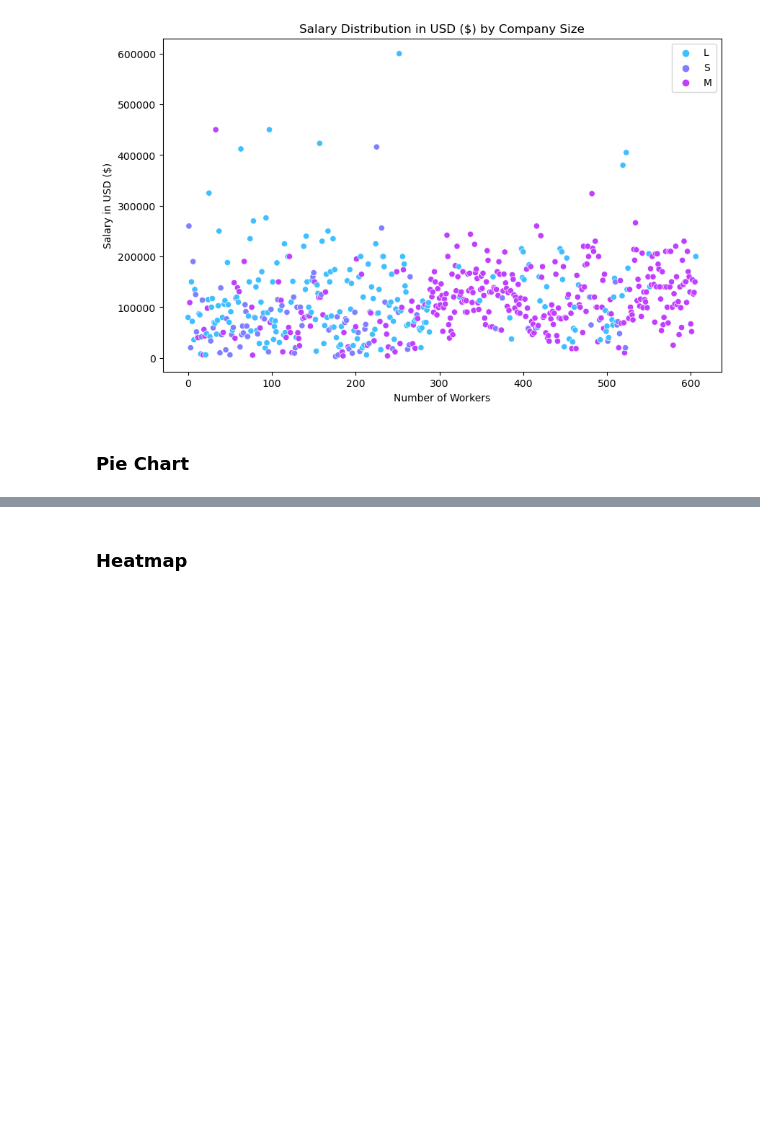
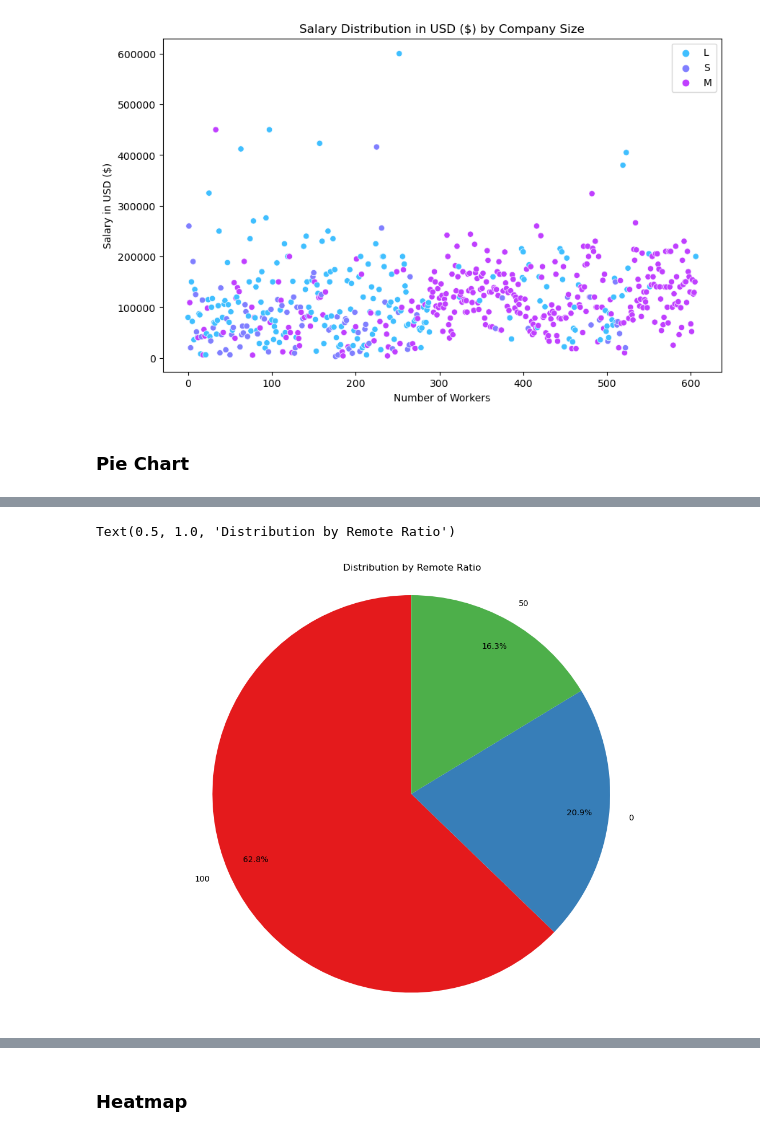
Before and after one commit to KimKarydas/Data-Science-Job-Salaries, a Jupyter notebook: Data_Science_Salaries.ipynb, the cells around one changed output, grey strips where cells are left out. Saved outputs shown, nothing was run; the diff lists cells and outputs as text; code cells hidden in the pictures; blank space fills up the shorter version.

```diff
--- a/Data_Science_Salaries.ipynb
+++ b/Data_Science_Salaries.ipynb
@@ -497,0 +538,12 @@ plt.legend()
+# %%
+#Pie chart of remote ration
+bldp_count = df['remote_ratio'].value_counts()
+label_props = {'fontsize': 12, 'fontweight': 'bold'}
+plt.figure(figsize=(14, 10))
+sns.set_palette('Set1')
+plt.pie(bldp_count, labels=bldp_count.index, autopct='%1.1f%%', startangle=90, pctdistance=0.85)
+plt.axis('equal')
+plt.title('Distribution by Remote Ratio')
+# %% [output]
+Text(0.5, 1.0, 'Distribution by Remote Ratio')
+[figure, added]
```
Also changed, not shown: parts of 10 cells of this notebook.
